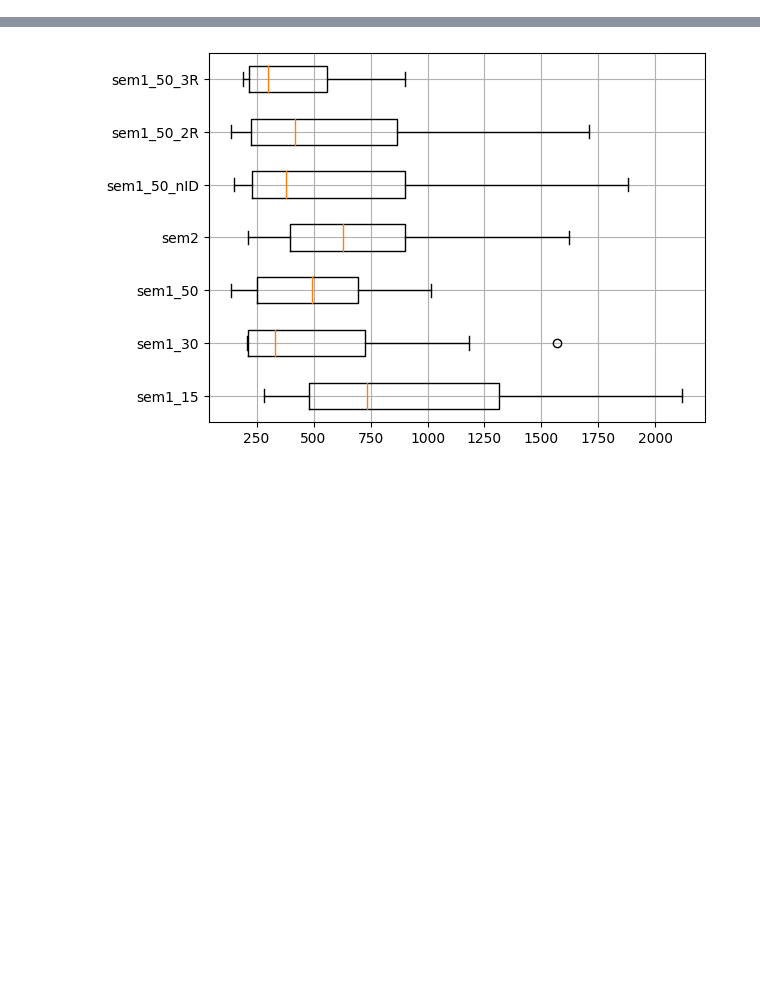
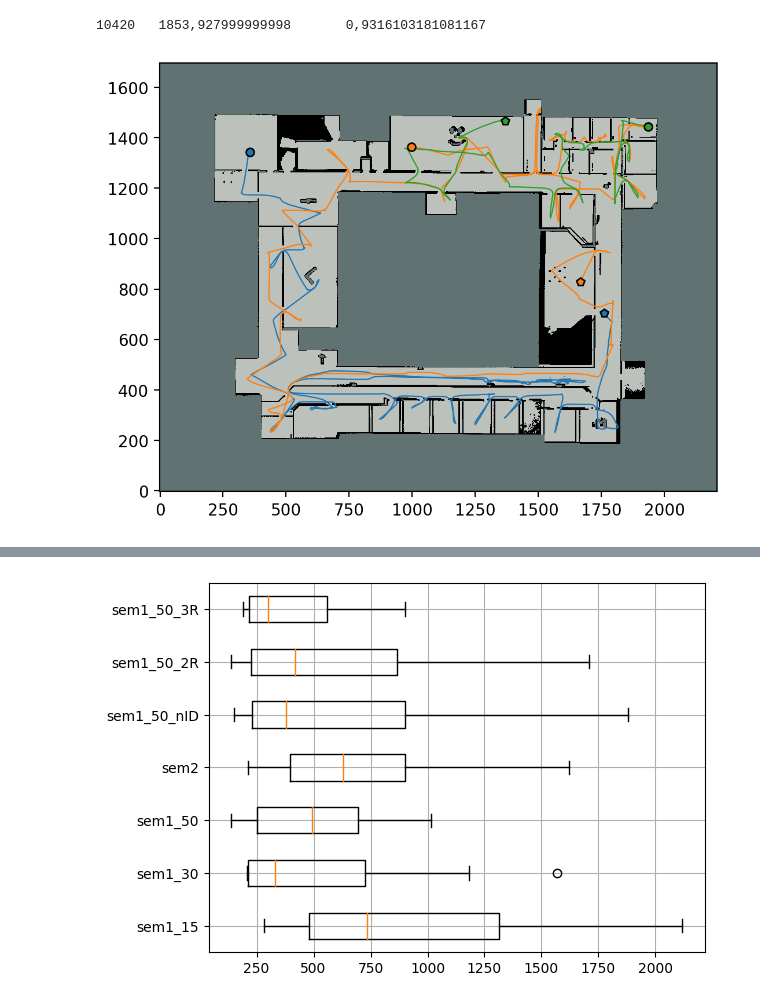
Before and after one commit to aislabunimi/multirobot_exploration_rendezvous, a Jupyter notebook: stats/RAS1_stats.ipynb, the cells around one changed output, grey strips where cells are left out. Cells and saved outputs as stored; diff of their text form; code cells hidden in the pictures; blank space fills up the shorter version.

```diff
--- a/stats/RAS1_stats.ipynb
+++ b/stats/RAS1_stats.ipynb
@@ -6,0 +8,10 @@ path = '../data/data_test.db'
+# %%
+plt.subplots(dpi=200)
+ex = 10420
+SR = stats.SingleRun(path, ex, real_map='office_big')
+perc = SR.get_perc_area(check_map=True, check_pos=True)
+time = SR.get_rendezvous_time()
+print(f"{ex}\t{comma(time)}\t{comma(perc)}")
+# %% [output]
+10420   1853,927999999998       0,9316103181081167
+[figure, added]
```
Also changed, not shown: parts of 3 cells of this notebook, 15 other files.
